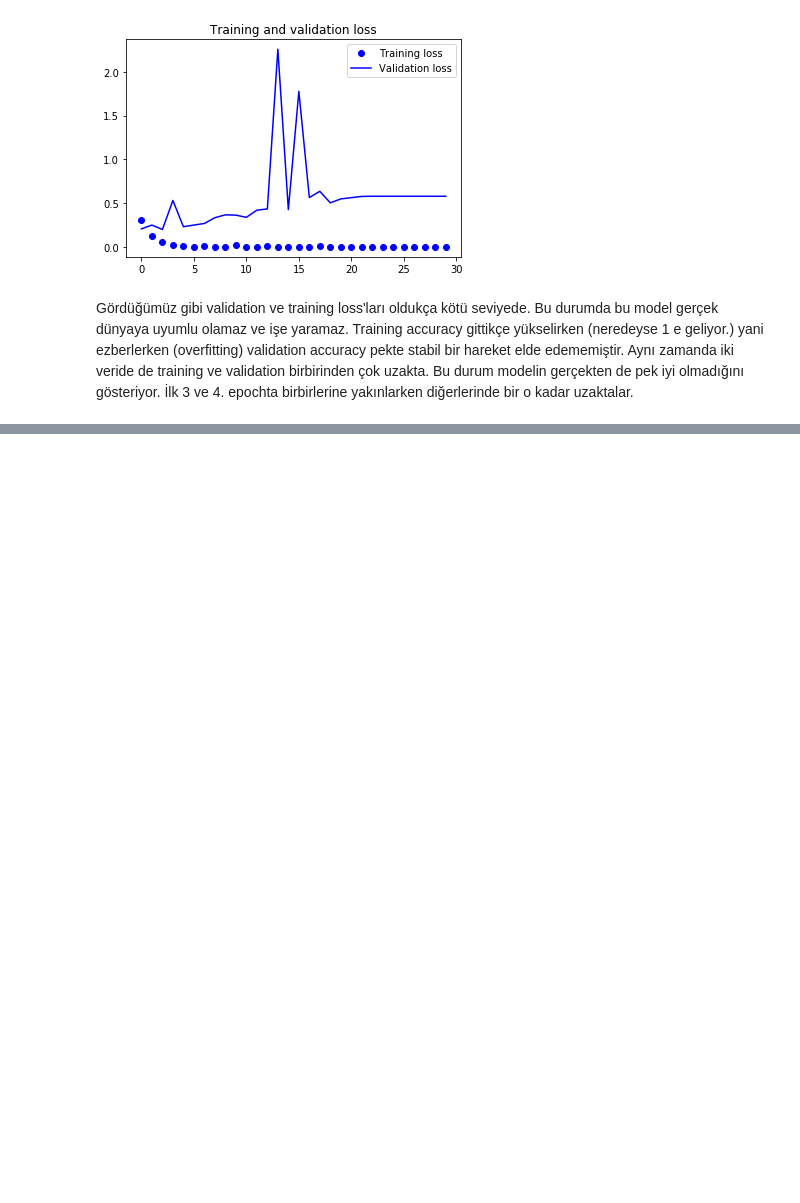
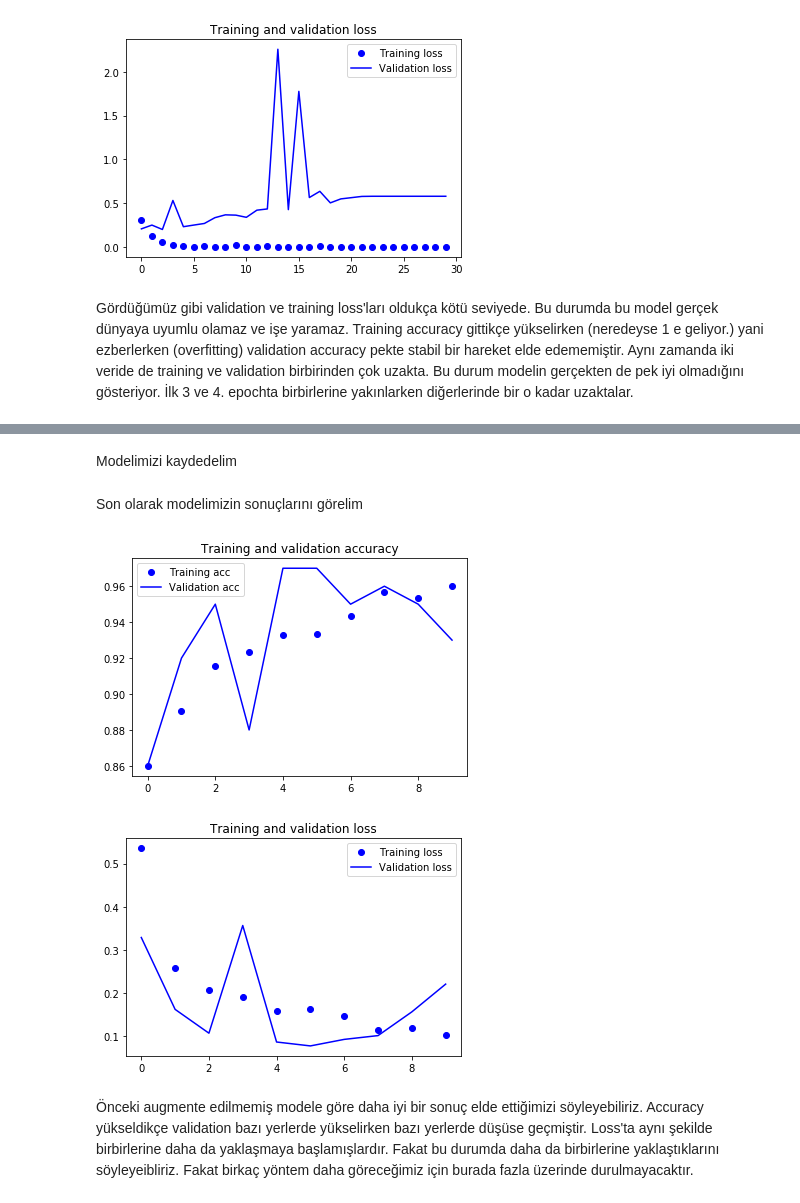
Before and after one commit to OguzhanC07/Basic-CNN-with-Data-Augmentation-and-Dropout, a Jupyter notebook: CNN.ipynb, the cells around one changed output, grey strips where cells are left out. Cells and saved outputs as stored; diff of their text form; code cells hidden in the pictures; blank space fills up the shorter version.

```diff
--- a/CNN.ipynb
+++ b/CNN.ipynb
@@ -256,0 +360,2 @@ Gördüğümüz gibi validation ve training loss'ları oldukça kötü seviyede.
+# %% [markdown]
+Modelimizi kaydedelim
@@ -256,0 +364,28 @@ Gördüğümüz gibi validation ve training loss'ları oldukça kötü seviyede.
+# %% [markdown]
+Son olarak modelimizin sonuçlarını görelim
+# %%
+acc = history.history['acc']
+val_acc = history.history['val_acc']
+loss = history.history['loss']
+val_loss = history.history['val_loss']
+
+epochs = range(len(acc))
+
+plt.plot(epochs, acc, 'bo', label='Training acc')
+plt.plot(epochs, val_acc, 'b', label='Validation acc')
+plt.title('Training and validation accuracy')
+plt.legend()
+
+plt.figure()
+
+plt.plot(epochs, loss, 'bo', label='Training loss')
+plt.plot(epochs, val_loss, 'b', label='Validation loss')
+plt.title('Training and validation loss')
+plt.legend()
+
+plt.show()
+# %% [output]
+[figure, added]
+[figure, added]
+# %% [markdown]
+Önceki augmente edilmemiş modele göre daha iyi bir sonuç elde ettiğimizi söyleyebiliriz. Accuracy yükseldikçe validation bazı yerlerde yükselirken bazı yerlerde düşüse geçmiştir. Loss'ta aynı şekilde birbirlerine daha da yaklaşmaya başlamışlardır. Fakat bu durumda daha da birbirlerine yaklaştıklarını söyleyeibliriz. Fakat birkaç yöntem daha göreceğimiz için burada fazla üzerinde durulmayacaktır.
```
Also changed, not shown: parts of 36 cells of this notebook.
